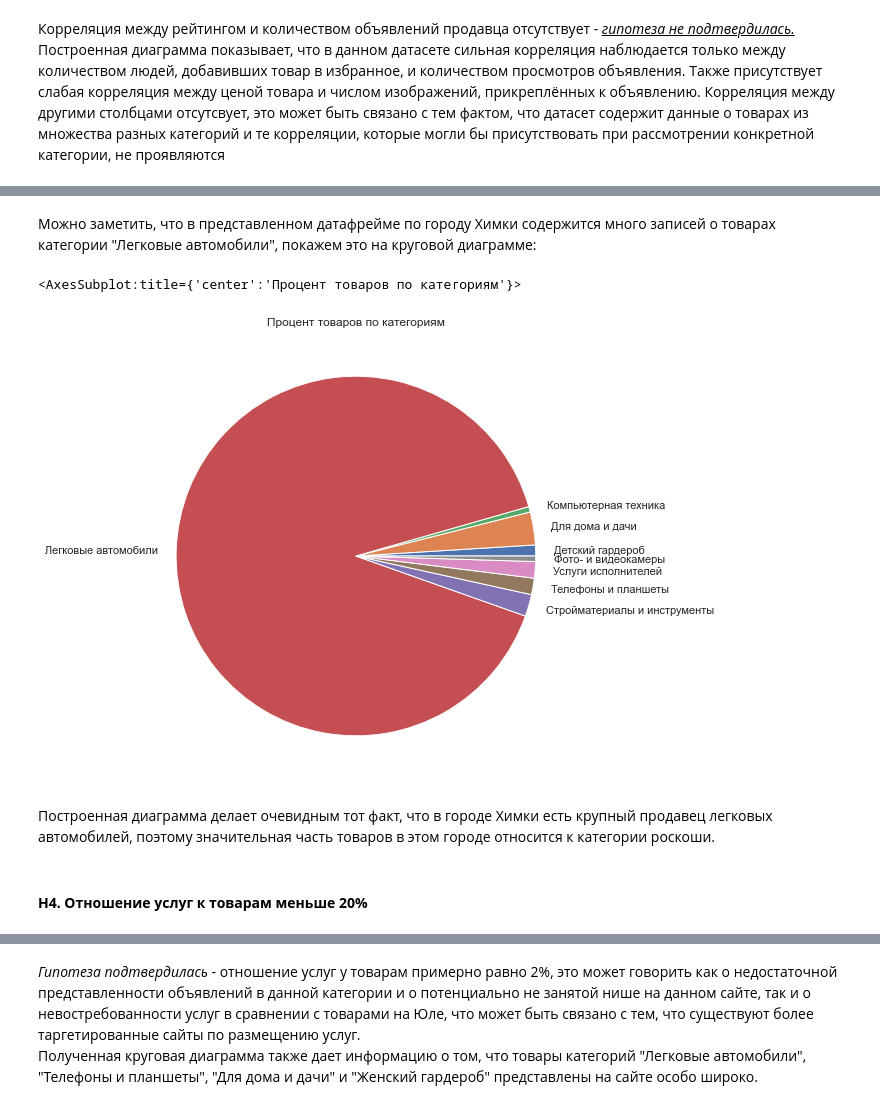
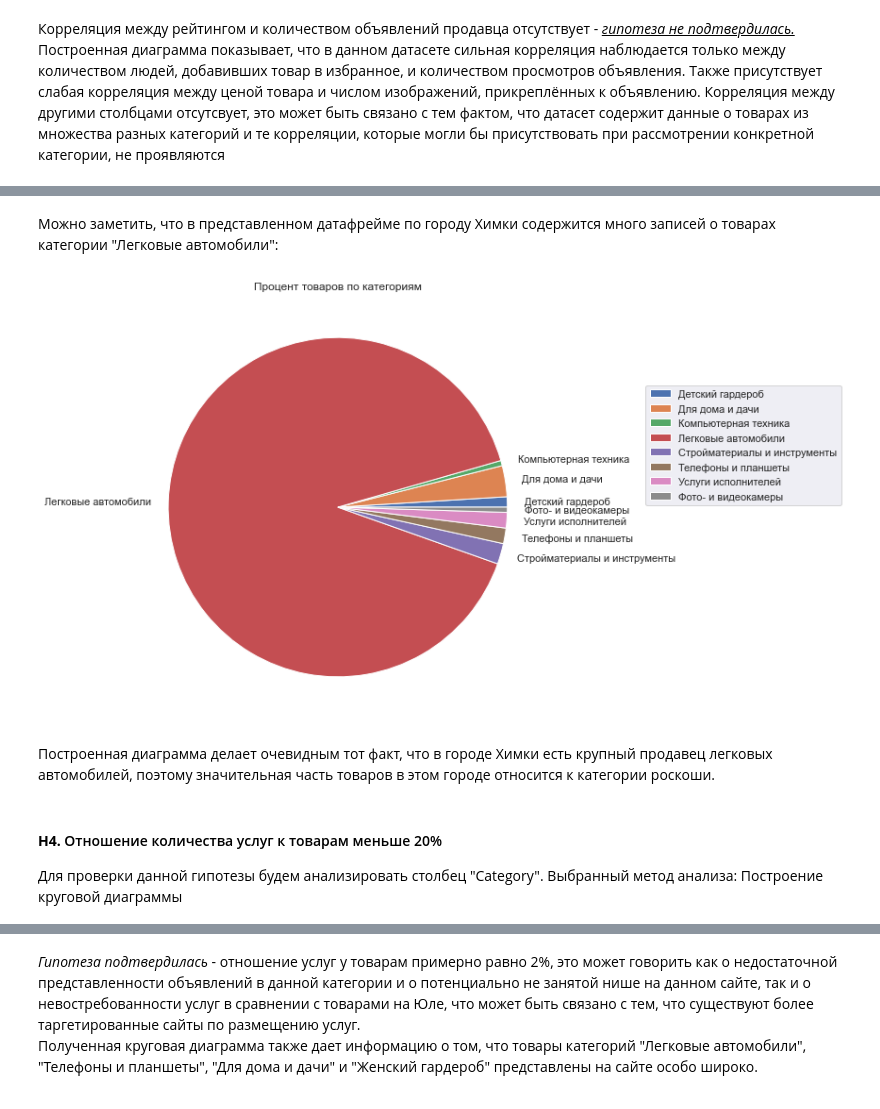
Before and after one commit to LysinKirill/ProjectNIS, a Jupyter notebook: project.ipynb, the cells around one changed output, grey strips where cells are left out. Drawn from its saved outputs; the diff is of its cells as text; code cells hidden in the pictures.

```diff
--- a/project.ipynb
+++ b/project.ipynb
@@ -338,6 +339,12 @@ favourites_percent = [i/j * 100 if j != 0 else None for i, j in zip(df["Favourit
 free = [i == 0 for i in df["Price"]]
 df['Favourites_percent'] = favourites_percent
 df['Free_item'] = free
+df["Weekday"] = df["Placement_time"].apply(lambda x : ["Понедельник", "Вторник", "Среда", "Четверг", "Пятница", "Суббота", "Воскресенье"][x.weekday()] if pd.notnull(x) else x)
 df.head()
+
+
+tempDf = df.copy(deep = True)
+tempDf = tempDf.dropna(subset=["Favourites_percent"])
+tempDf.sort_values(["Favourites_percent"]).tail(50)
 # %% [output]
 |  | Name | Price | Category | Region | Placement_time | Favourites_count | Ads_count | Seller_rating | ... |
@@ -475,10 +570,12 @@ print(f"{ratingDf['Seller_rating'].corr(ratingDf['Price']):.5f}")
 Посчитаем количество товаров и услуг в каждой категории.
 # %%
 import matplotlib.pyplot as plt
+sns.set(rc={'figure.figsize':(11.7,8.27)})
 category_counts = df.value_counts("Category")
 ax = category_counts.plot(kind="bar")
 ax.set_xlabel("Категории")
 ax.set_ylabel("Количество объявлений в категории")
+plt.title("Распределение объявлений по категориям")
 plt.show()
 category_counts
 # %% [output]
@@ -555,14 +655,16 @@ dfRegion[dfRegion["Region"] == "Химки"].head(15)
 # %% [markdown]
-Можно заметить, что в представленном датафрейме по городу Химки содержится много записей о товарах категории "Легковые автомобили", покажем это на круговой диаграмме:
+Можно заметить, что в представленном датафрейме по городу Химки содержится много записей о товарах категории "Легковые автомобили":
 # %%
 dfRegion[dfRegion["Region"] == "Химки"].groupby('Category').size().plot(kind='pie', title = "Процент товаров по категориям", ylabel = "")
+plt.legend(dfRegion[dfRegion["Region"] == "Химки"].groupby('Category').size().index, loc="upper right", bbox_to_anchor=(1.7, 0.8))
+plt.show()
 # %% [output]
-<AxesSubplot:title={'center':'Процент товаров по категориям'}>
-[figure, old version]
+[figure, new version]
 # %% [markdown]
 Построенная диаграмма делает очевидным тот факт, что в городе Химки есть крупный продавец легковых автомобилей, поэтому значительная часть товаров в этом городе относится к категории роскоши.
 # %% [markdown]
-<h4><b>H4. <b>Отношение услуг к товарам меньше 20%</h4>
+<h4><b>H4. </b>Отношение количества услуг к товарам меньше 20%</h4>
+Для проверки данной гипотезы будем анализировать столбец "Category". Выбранный метод анализа: Построение круговой диаграммы
 # %%
 import matplotlib.pyplot as plt
 categoriesSeries = df.groupby('Category').size()
```
Also changed, not shown: parts of 64 cells of this notebook, 1 other file.
